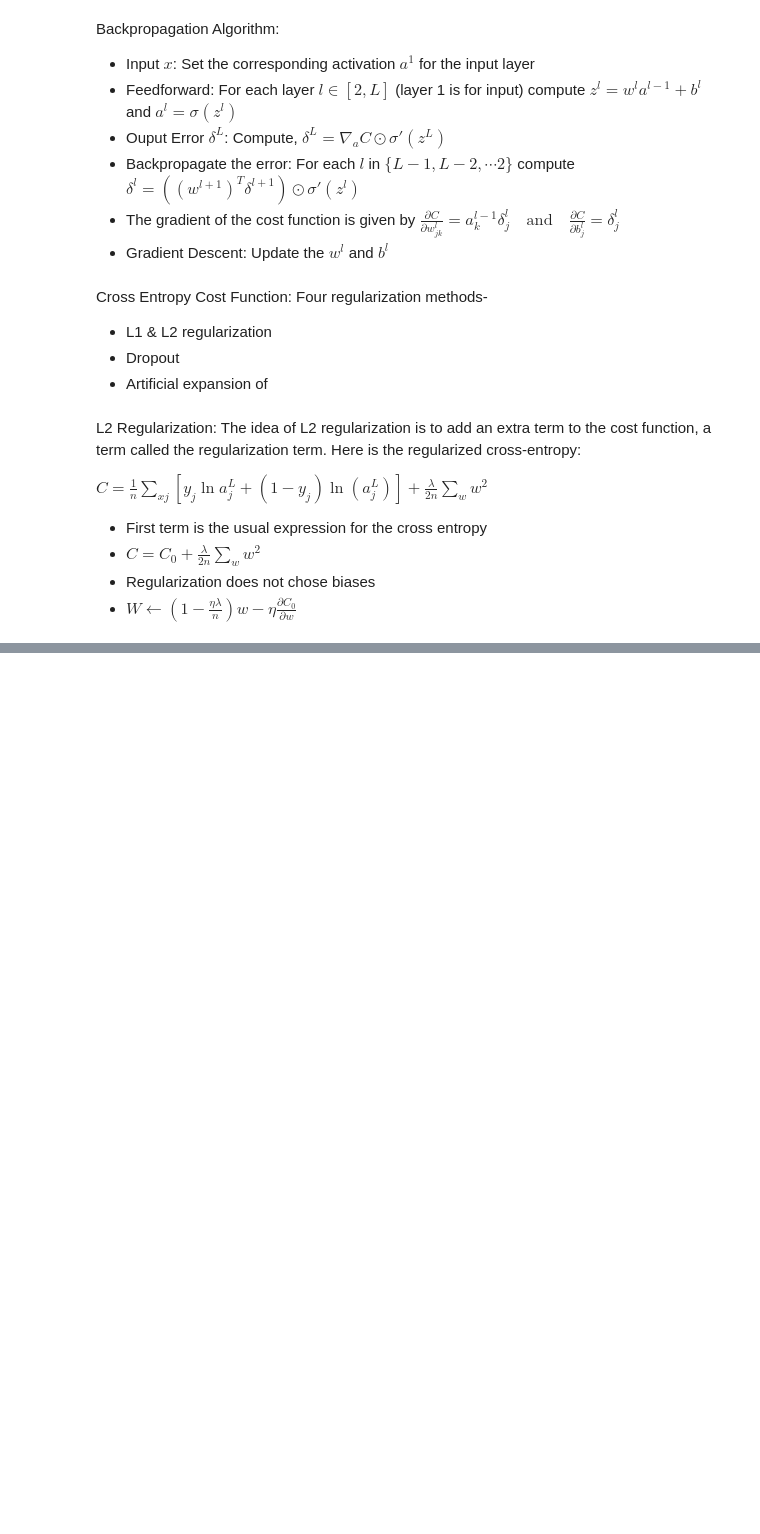
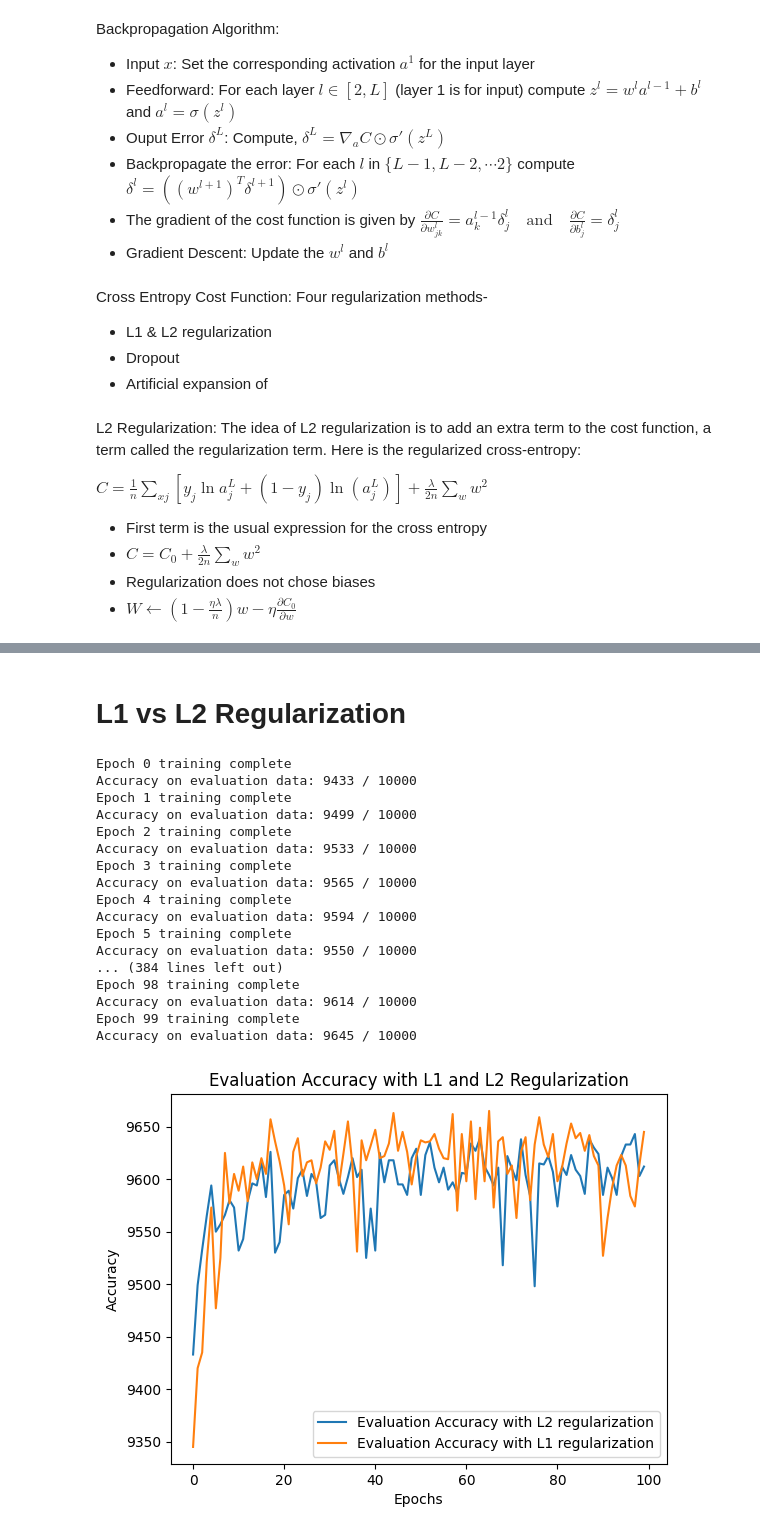
Before and after one commit to zamanmiraz/DSandML-Notebooks, a Jupyter notebook: NN_from_scratch/NN_from_Scratch.ipynb, the cells around one changed output, grey strips where cells are left out. Saved outputs shown, nothing was run; the diff lists cells and outputs as text; code cells hidden in the pictures; blank space fills up the shorter version.

Commit message:
L2 regularized function implemented

```diff
--- a/NN_from_scratch/NN_from_Scratch.ipynb
+++ b/NN_from_scratch/NN_from_Scratch.ipynb
@@ -171,0 +220,41 @@ net.SGD(training_data, 30, 10, 0.5, evaluation_data=test_data, monitor_evaluatio
+# %% [markdown]
+# L1 vs L2 Regularization
+# %%
+import network2
+import mnist_loader
+import matplotlib.pyplot as plt
+training_data, validation_data, test_data = mnist_loader.load_data_wrapper()
+net = network2.Network([784, 30, 10], cost=network2.CrossEntropyCost)
+evaluation_cost_L2, evaluation_accuracy_L2, training_cost_L2, training_accuracy_L2 = net.SGD(training_data, 100, 10, 0.5, lmbda=5.0, evaluation_data=validation_data, monitor_evaluation_accuracy=True)
+net = network2.Network([784, 30, 10], cost=network2.CrossEntropyCost)
+valuation_cost_L1, evaluation_accuracy_L1, training_cost_L1, training_accuracy_L1 = net.SGD(training_data, 100, 10, 0.5, lmbda=5.0, evaluation_data=validation_data, monitor_evaluation_accuracy=True, L2_regularized=False)
+# can you increase the accuracy axis to from 9000 to 10000?
+plt.plot(evaluation_accuracy_L2, label='Evaluation Accuracy with L2 regularization')
+plt.plot(evaluation_accuracy_L1, label='Evaluation Accuracy with L1 regularization')
+plt.xlabel('Epochs')
+plt.ylabel('Accuracy')
+plt.title('Evaluation Accuracy with L1 and L2 Regularization')
+# plt.ylim(9000, 10000)  # Set y-axis limits
+plt.legend()
+# background color
+# show the plot
+plt.show()
+# %% [output]
+Epoch 0 training complete
+Accuracy on evaluation data: 9433 / 10000
+Epoch 1 training complete
+Accuracy on evaluation data: 9499 / 10000
+Epoch 2 training complete
+Accuracy on evaluation data: 9533 / 10000
+Epoch 3 training complete
+Accuracy on evaluation data: 9565 / 10000
+Epoch 4 training complete
+Accuracy on evaluation data: 9594 / 10000
+Epoch 5 training complete
+Accuracy on evaluation data: 9550 / 10000
+... (384 lines left out)
+Epoch 98 training complete
+Accuracy on evaluation data: 9614 / 10000
+Epoch 99 training complete
+Accuracy on evaluation data: 9645 / 10000
+[figure, added]
```
Also changed, not shown: parts of 5 cells of this notebook, 1 other file.
